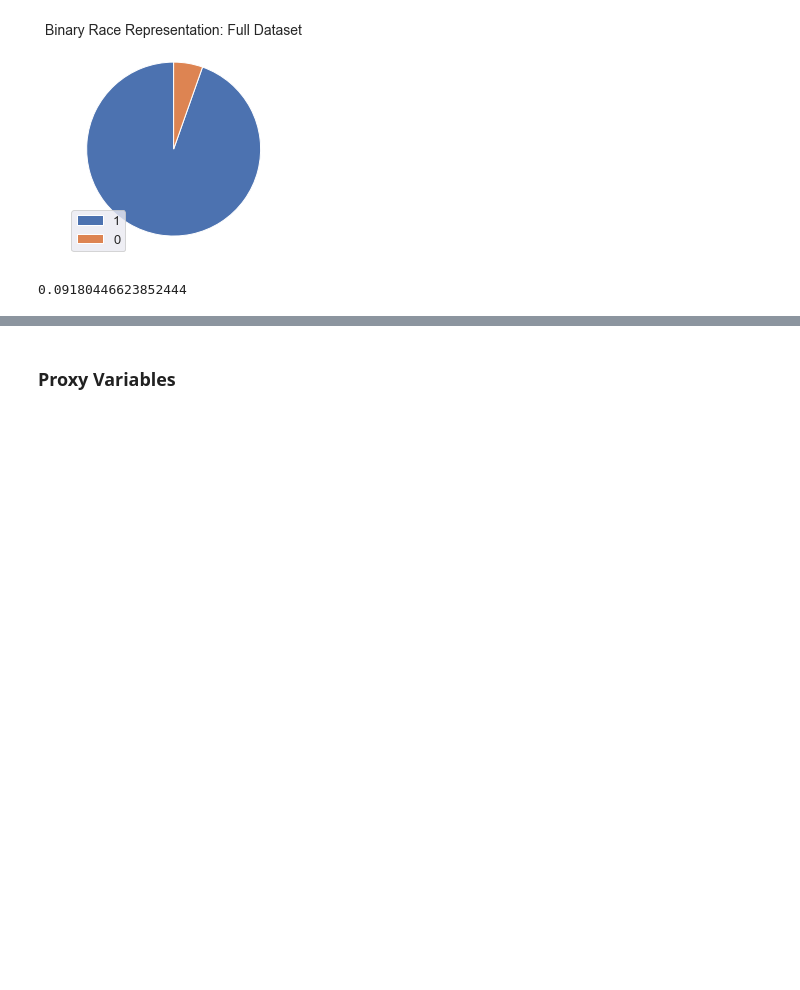
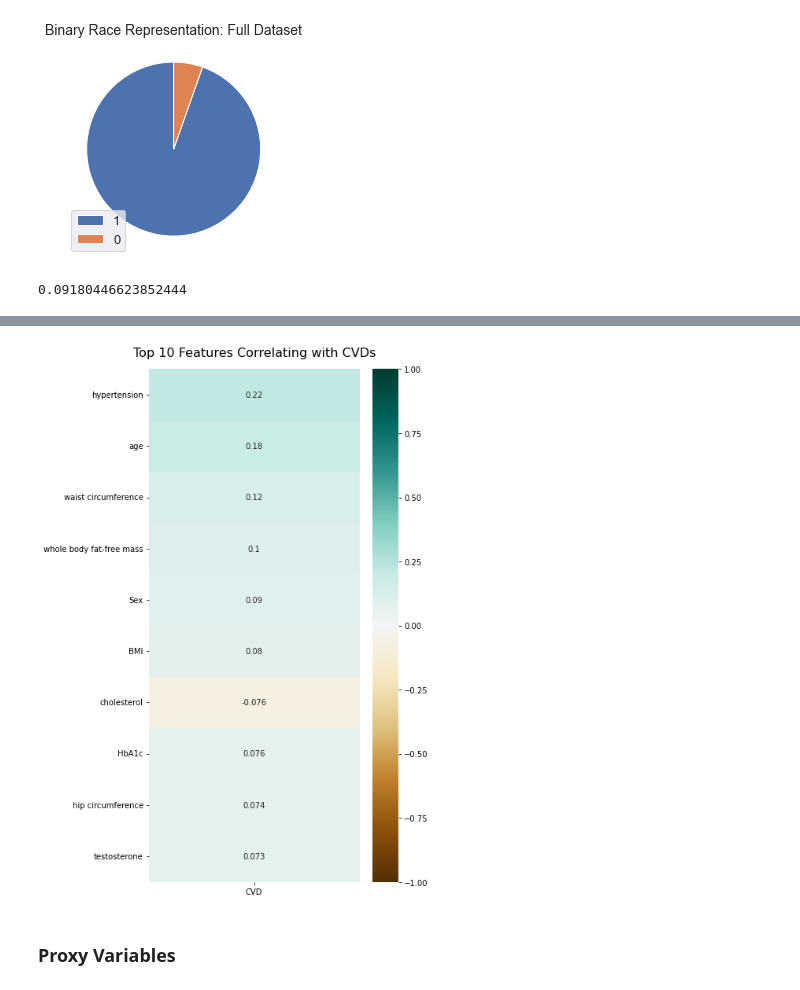
Before and after one commit to analiseb/UB-Masters-Thesis, a Jupyter notebook: PRE_eda.ipynb, the cells around one changed output, grey strips where cells are left out. Drawn from its saved outputs; the diff is of its cells as text; code cells hidden in the pictures; blank space fills up the shorter version.

```diff
--- a/PRE_eda.ipynb
+++ b/PRE_eda.ipynb
@@ -505,3 +558,13 @@ counts[1]/(counts[0]+counts[1])
+# %%
+df2 = df_sorted.iloc[df_sorted.CVD.abs().argsort()][::-1]
+df2=df2.iloc[1:11,:]
+# %%
+plt.figure(figsize=(6, 12))
+heatmap = sns.heatmap(df2, vmin=-1, vmax=1, annot=True, cmap='BrBG')
+heatmap.set_title('Top 10 Features Correlating with CVDs', fontdict={'fontsize':16}, pad=16);
+plt.savefig('charts/EDA/correlation_top10.png', bbox_inches='tight')
+# %% [output]
+[figure, added]
 # %% [markdown]
 ### Proxy Variables
 # %%
```
Also changed, not shown: parts of 5 cells of this notebook, 5 other files.
